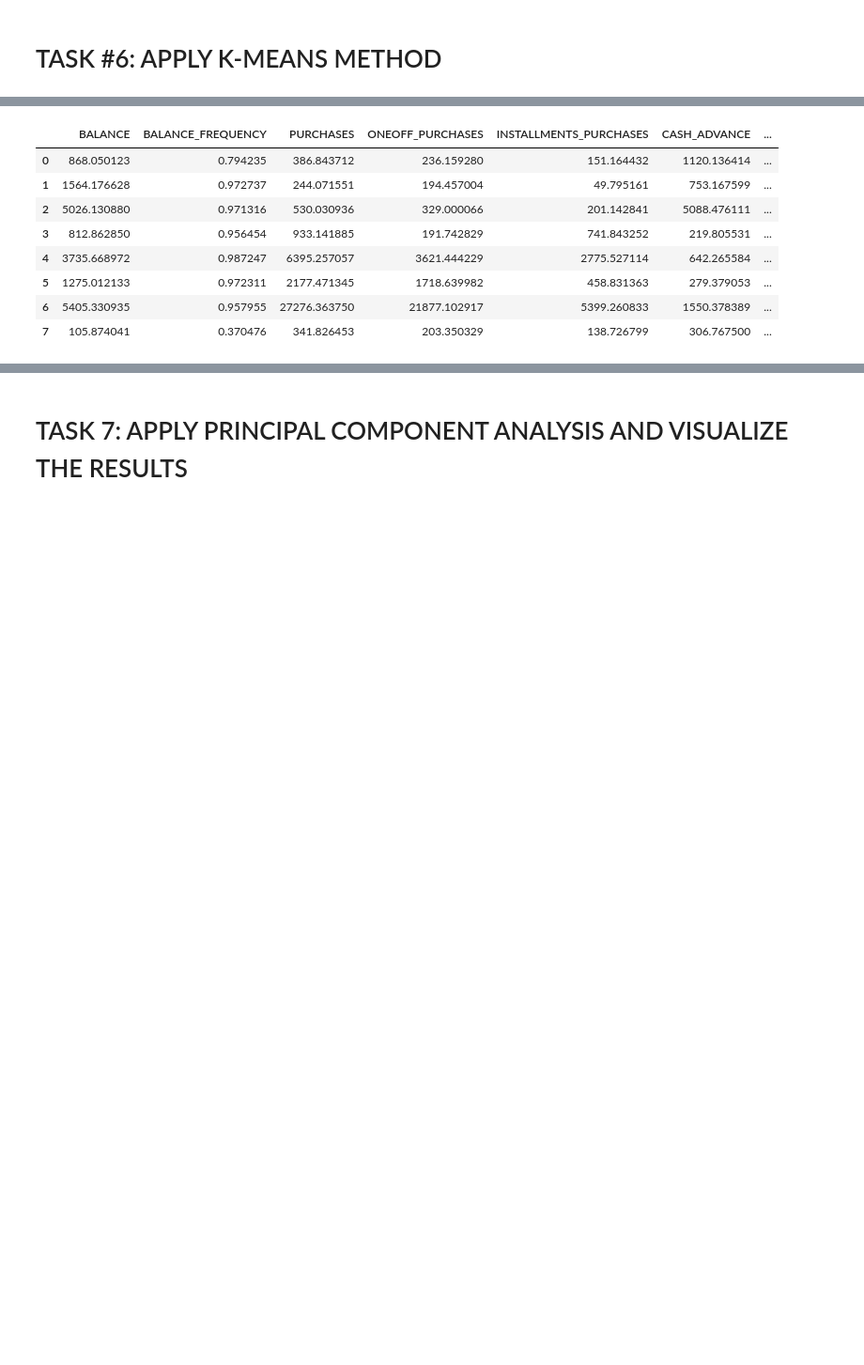
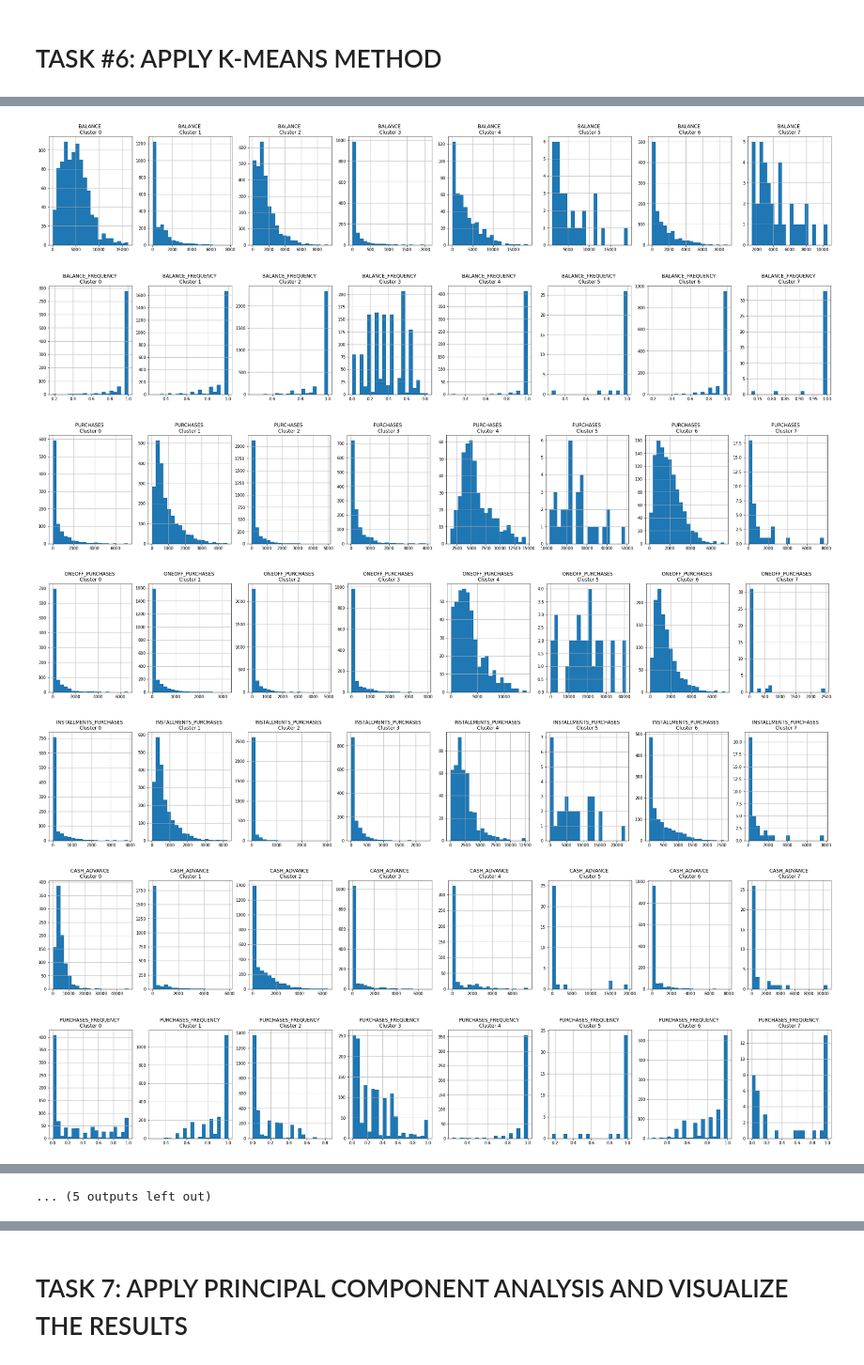
Before and after one commit to lavarius/DSCaseStudies, a Jupyter notebook: MDB_Marketing_Department.ipynb, the cells around one changed output, grey strips where cells are left out. Shown at 94% size. Drawn from its saved outputs; the diff is of its cells as text; code cells hidden in the pictures; blank space fills up the shorter version.

```diff
--- a/MDB_Marketing_Department.ipynb
+++ b/MDB_Marketing_Department.ipynb
@@ -378,0 +458,5 @@ plt.show()
+# %%
+# we want to concatenate the cluster labels to the original dataframe
+creditcard_df_cluster = pd.concat([creditcard_df, pd.DataFrame({'cluster': labels})], axis = 1)
+creditcard_df_cluster.head()
+# note that the column has been added and each customer has an association with a cluster
@@ -379,18 +470,31 @@ plt.show()
 # %%
-# In order to understand what these numbers mean, let's perform inverse transformation
+# Plot the histogram of various clusters
+for i in creditcard_df.columns:
+  plt.figure(figsize=(35, 5))
+  for j in range(8) :
+    plt.subplot(1, 8, j+1) # sub plot assignment
+    # condition to cluster column to parse through each row and assign it to the correct subplot
+    cluster = creditcard_df_cluster[creditcard_df_cluster['cluster'] == j]
+    cluster[i].hist(bins=20)
+    plt.title('{} \nCluster {}'.format(i, j))
 
-
-# First Customers cluster (Transactors): Those are customers who pay least amount of intrerest charges and careful with their money, Cluster with lowest balance ($104) and cash advance ($303), Percentage of full payment = 23%
-# Second customers cluster (revolvers) who use credit card as a loan (most lucrative sector): highest balance ($5000) and cash advance (~$5000), low purchase frequency, high cash advance frequency (0.5), high cash advance transactions (16) and low percentage of full payment (3%)
-# Third customer cluster (VIP/Prime): high credit limit $16K and highest percentage of full payment, target for increase credit limit and increase spending habits
+plt.show()
+# First Customers cluster (Transactors): Those are customers who pay least amount
+# of interest charges and careful with their money, Cluster with lowest balance
+# ($104) and cash advance ($303), Percentage of full payment = 23%.
+# Second customers cluster (revolvers) who use credit card as a loan (most
+# lucrative sector): highest balance ($5000) and cash advance (~$5000), low
+# purchase frequency, high cash advance frequency (0.5), high cash advance
+# transactions (16) and low percentage of full payment (3%).
+# Third customer cluster (VIP/Prime): high credit limit $16K and highest
+# percentage of full payment, target for increase credit limit and increase
+# spending habits.
 # Fourth customer cluster (low tenure): these are customers with low tenure (7 years), low balance
 # %% [output]
-|  | BALANCE | BALANCE_FREQUENCY | PURCHASES | ONEOFF_PURCHASES | INSTALLMENTS_PURCHASES | CASH_ADVANCE | ... |
-| 0 | 868.050123 | 0.794235 | 386.843712 | 236.159280 | 151.164432 | 1120.136414 | ... |
-| 1 | 1564.176628 | 0.972737 | 244.071551 | 194.457004 | 49.795161 | 753.167599 | ... |
-| 2 | 5026.130880 | 0.971316 | 530.030936 | 329.000066 | 201.142841 | 5088.476111 | ... |
-| 3 | 812.862850 | 0.956454 | 933.141885 | 191.742829 | 741.843252 | 219.805531 | ... |
-| 4 | 3735.668972 | 0.987247 | 6395.257057 | 3621.444229 | 2775.527114 | 642.265584 | ... |
-| 5 | 1275.012133 | 0.972311 | 2177.471345 | 1718.639982 | 458.831363 | 279.379053 | ... |
-| 6 | 5405.330935 | 0.957955 | 27276.363750 | 21877.102917 | 5399.260833 | 1550.378389 | ... |
-| 7 | 105.874041 | 0.370476 | 341.826453 | 203.350329 | 138.726799 | 306.767500 | ... |
+[figure, added]
+[figure, added]
+[figure, added]
+[figure, added]
+[figure, added]
+[figure, added]
+[figure, added]
@@ -396,0 +506 @@ plt.show()
+... (5 outputs left out)
```
Also changed, not shown: parts of 38 cells of this notebook.
